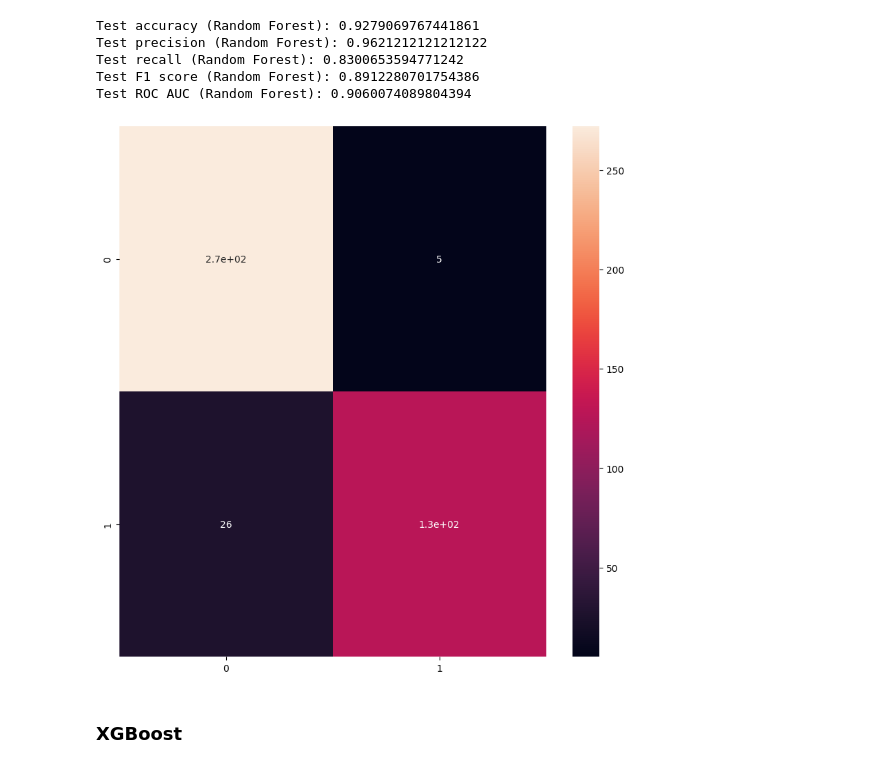
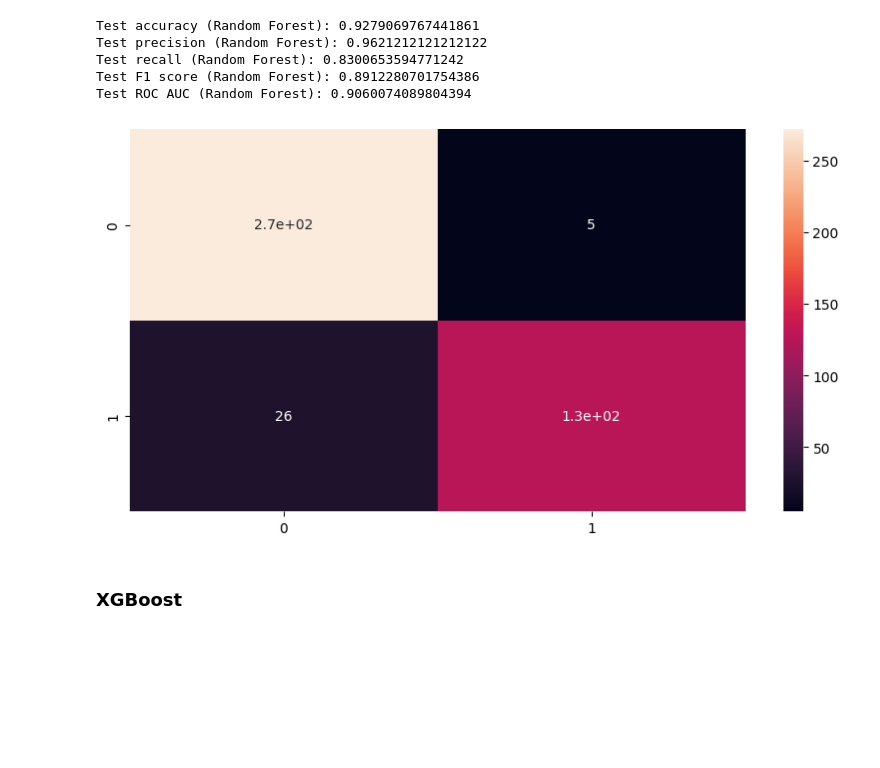
Before and after one commit to aaudric/Alzheimer-s-Disease-Predictions, a Jupyter notebook: alzheimer.ipynb, the cells around one changed output. Cells and saved outputs as stored; diff of their text form; code cells hidden in the pictures; blank space fills up the shorter version.

```diff
--- a/alzheimer.ipynb
+++ b/alzheimer.ipynb
@@ -232,12 +232,12 @@ Test recall (Random Forest): 0.8300653594771242
 Test F1 score (Random Forest): 0.8912280701754386
 Test ROC AUC (Random Forest): 0.9060074089804394
 # %%
-plt.figure(figsize=(10, 10))
+plt.figure(figsize=(10, 5))
 cm_rf = confusion_matrix(y_test, predictions_rf)
 sns.heatmap(cm_rf, annot=True)
 plt.savefig('Random Forest/confusion_matrix.png')
 # %% [output]
-[figure, old version]
+[figure, new version]
 # %% [markdown]
 ### XGBoost
 # %%
```
Also changed, not shown: parts of 8 cells of this notebook, 11 other files.
